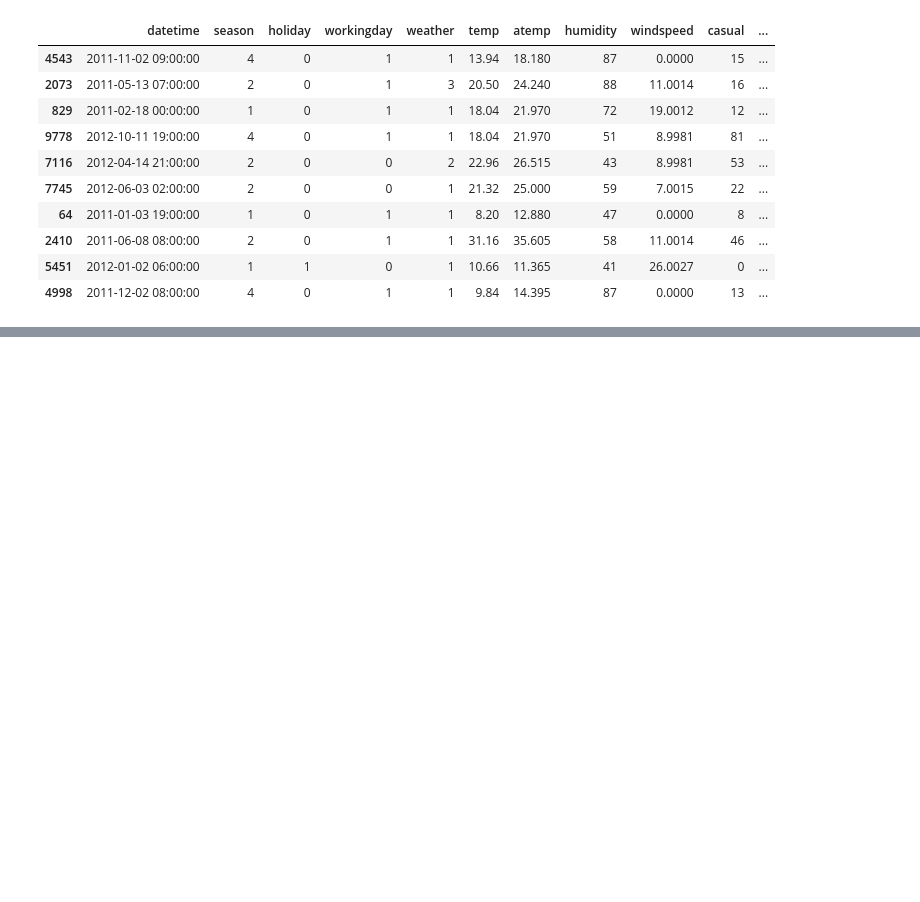
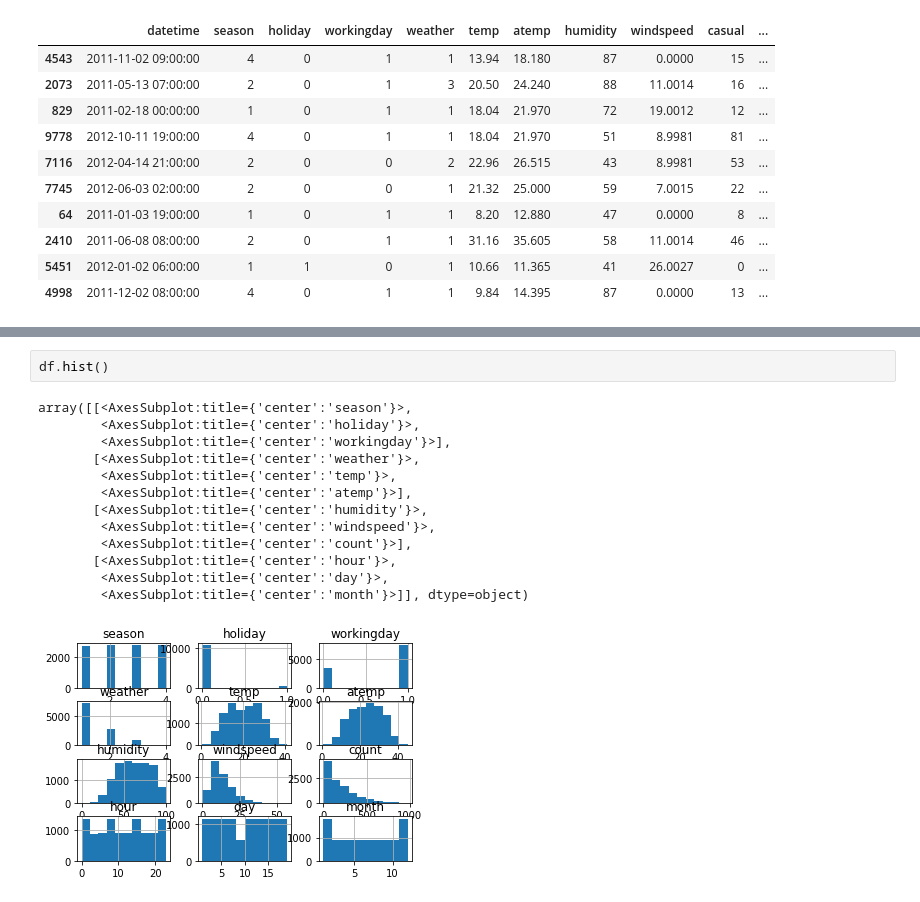
Before and after one commit to andreaj-it/TIME-SERIES-FORECASTING, a Jupyter notebook: src/ejemplo_clase_29_julio.ipynb, the cells around one changed output, grey strips where cells are left out. Cells and saved outputs as stored; diff of their text form; blank space fills up the shorter version.

```diff
--- a/src/ejemplo_clase_29_julio.ipynb
+++ b/src/ejemplo_clase_29_julio.ipynb
@@ -61,0 +116,16 @@ df_raw.sample(10)
+# %%
+df.hist()
+# %% [output]
+array([[<AxesSubplot:title={'center':'season'}>,
+        <AxesSubplot:title={'center':'holiday'}>,
+        <AxesSubplot:title={'center':'workingday'}>],
+       [<AxesSubplot:title={'center':'weather'}>,
+        <AxesSubplot:title={'center':'temp'}>,
+        <AxesSubplot:title={'center':'atemp'}>],
+       [<AxesSubplot:title={'center':'humidity'}>,
+        <AxesSubplot:title={'center':'windspeed'}>,
+        <AxesSubplot:title={'center':'count'}>],
+       [<AxesSubplot:title={'center':'hour'}>,
+        <AxesSubplot:title={'center':'day'}>,
+        <AxesSubplot:title={'center':'month'}>]], dtype=object)
+[figure, added]
```
Also changed, not shown: parts of 25 cells of this notebook.
